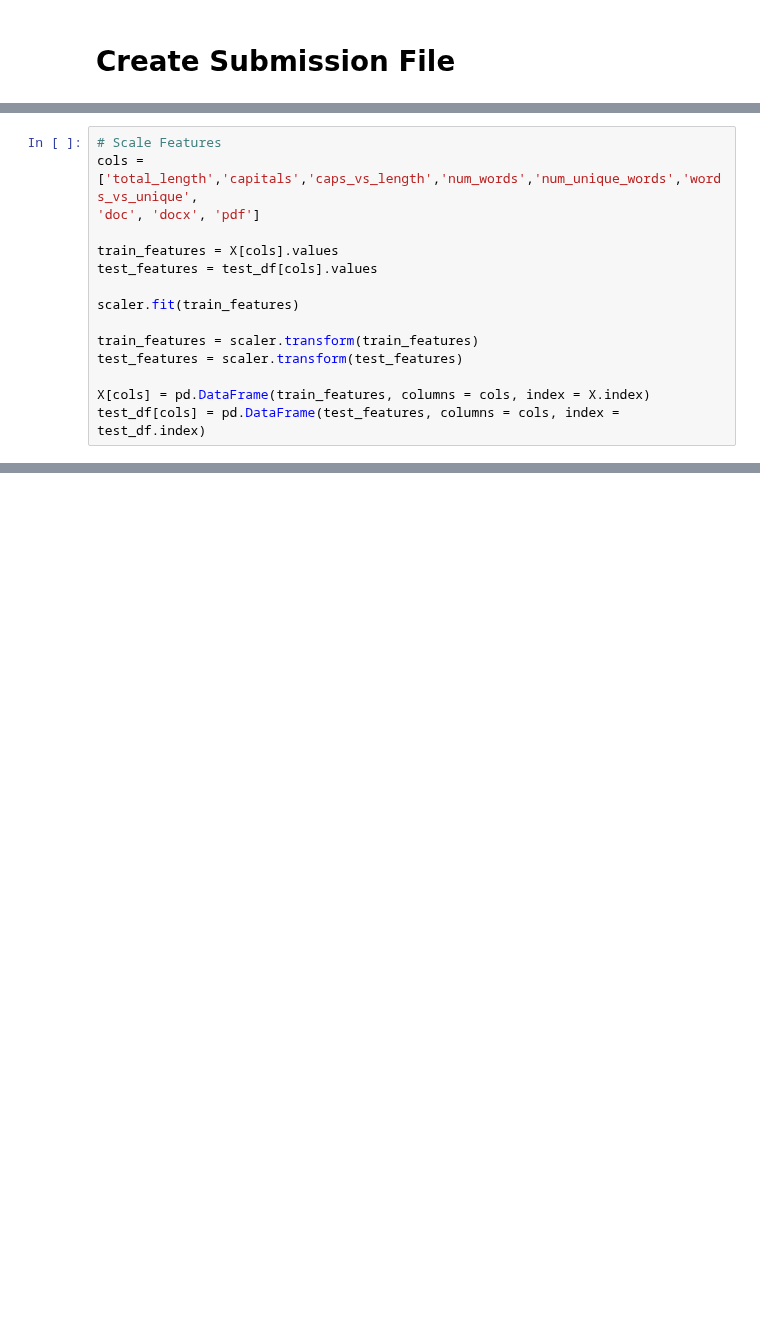
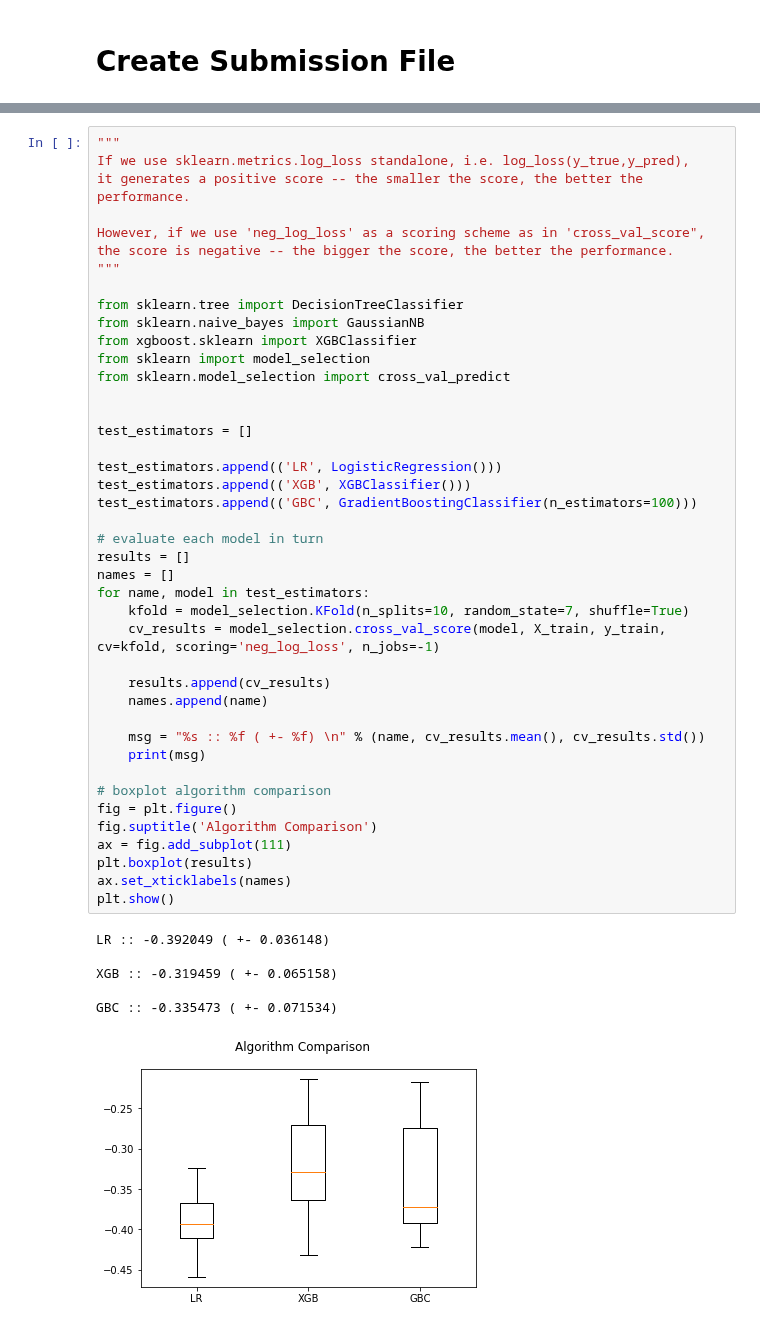
Before and after one commit to Shashi-Bhushan/python-code, a Jupyter notebook: kaggle/fitara.ipynb, the cells around one changed output, grey strips where cells are left out. Saved outputs shown, nothing was run; the diff lists cells and outputs as text; blank space fills up the shorter version.

```diff
--- a/kaggle/fitara.ipynb
+++ b/kaggle/fitara.ipynb
@@ -881,15 +850,0 @@ X[cols]
-# %%
-# Scale Features
-cols = ['total_length','capitals','caps_vs_length','num_words','num_unique_words','words_vs_unique',
-'doc', 'docx', 'pdf']
-
-train_features = X[cols].values
-test_features = test_df[cols].values
-
-scaler.fit(train_features)
-
-train_features = scaler.transform(train_features)
-test_features = scaler.transform(test_features)
-
-X[cols] = pd.DataFrame(train_features, columns = cols, index = X.index)
-test_df[cols] = pd.DataFrame(test_features, columns = cols, index = test_df.index)
@@ -923,0 +876,49 @@ KeyError: "['pdf.1', 'doc.1', 'docx.1'] not in index"
+# %%
+"""
+If we use sklearn.metrics.log_loss standalone, i.e. log_loss(y_true,y_pred),
+it generates a positive score -- the smaller the score, the better the performance.
+
+However, if we use 'neg_log_loss' as a scoring scheme as in 'cross_val_score",
+the score is negative -- the bigger the score, the better the performance.
+"""
+
+from sklearn.tree import DecisionTreeClassifier
+from sklearn.naive_bayes import GaussianNB
+from xgboost.sklearn import XGBClassifier
+from sklearn import model_selection
+from sklearn.model_selection import cross_val_predict
+
+
+test_estimators = []
+
+test_estimators.append(('LR', LogisticRegression()))
+test_estimators.append(('XGB', XGBClassifier()))
+test_estimators.append(('GBC', GradientBoostingClassifier(n_estimators=100)))
+
+# evaluate each model in turn
+results = []
+names = []
+for name, model in test_estimators:
+    kfold = model_selection.KFold(n_splits=10, random_state=7, shuffle=True)
+    cv_results = model_selection.cross_val_score(model, X_train, y_train, cv=kfold, scoring='neg_log_loss', n_jobs=-1)
+
+    results.append(cv_results)
+    names.append(name)
+
+    msg = "%s :: %f ( +- %f) \n" % (name, cv_results.mean(), cv_results.std())
+    print(msg)
+
+# boxplot algorithm comparison
+fig = plt.figure()
+fig.suptitle('Algorithm Comparison')
+ax = fig.add_subplot(111)
+plt.boxplot(results)
+ax.set_xticklabels(names)
+plt.show()
+# %% [output]
+LR :: -0.392049 ( +- 0.036148)
+
+XGB :: -0.319459 ( +- 0.065158)
+
+GBC :: -0.335473 ( +- 0.071534)
+[figure, added]
```
Also changed, not shown: parts of 12 cells of this notebook.
